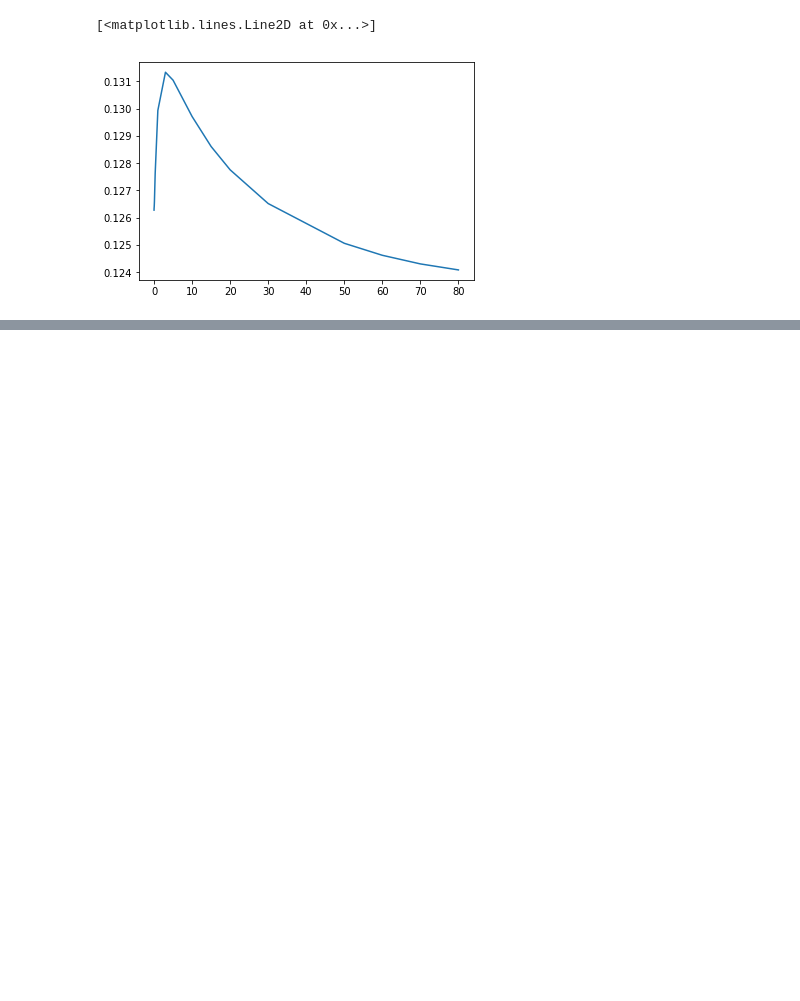
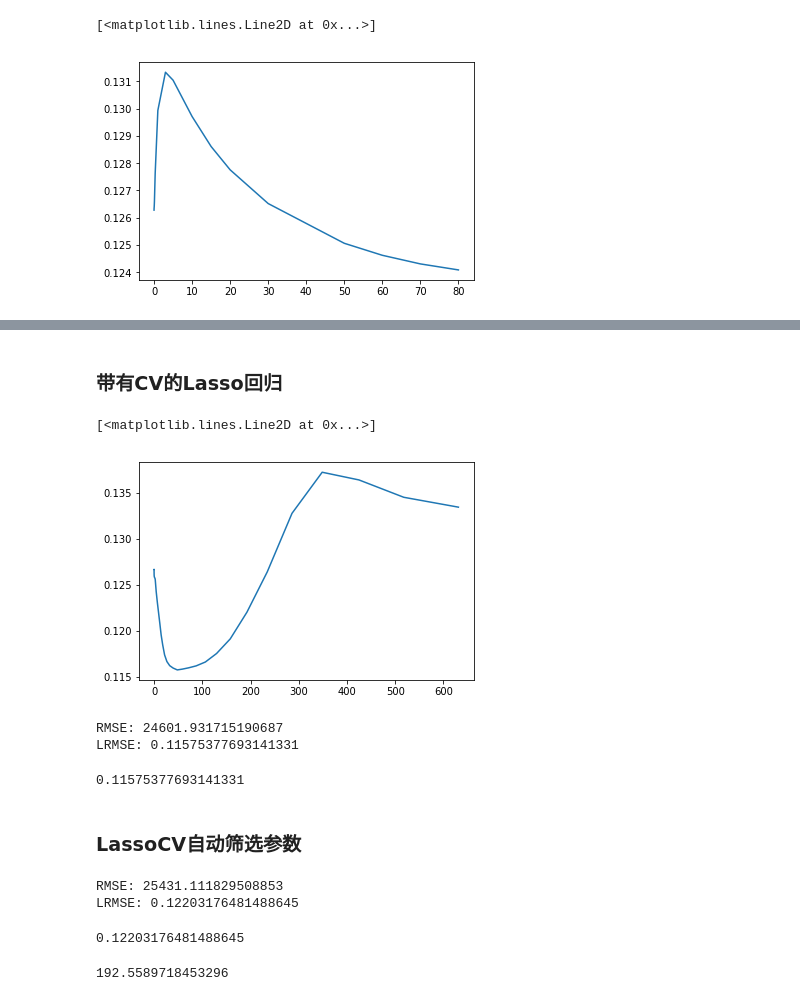
Before and after one commit to appke/Los-House-Prices, a Jupyter notebook: 08.基础线性回归.ipynb, the cells around one changed output, grey strips where cells are left out. Drawn from its saved outputs; the diff is of its cells as text; code cells hidden in the pictures; blank space fills up the shorter version.

```diff
--- a/08.基础线性回归.ipynb
+++ b/08.基础线性回归.ipynb
@@ -225,0 +262,2 @@ plt.plot(r_alphas2, scores)
+# %% [markdown]
+### 带有CV的Lasso回归
@@ -225,0 +266,27 @@ plt.plot(r_alphas2, scores)
+# %%
+l_alphas=np.logspace(-10, 2.8, 150)
+# %%
+def lasso_train_test(alpha):
+    lasso_model = make_pipeline(RobustScaler(), LassoCV(alphas=[alpha], cv=kfolds))
+    lasso_model.fit(X_train, y_train)
+    lrmse = benchmark2(lasso_model, X_test, y_test)
+    return lrmse
+# %%
+scores = []
+for k in l_alphas:
+    print("Alpha:", k)
+    scores.append(lasso_train_test(k))
+# %%
+plt.plot(l_alphas, scores)
+# %% [output]
+[<matplotlib.lines.Line2D at 0x...>]
+[figure, added]
+# %%
+# 仅仅代表我们分出来的测试集，并不代表线上另外的测试集
+lasso_train_test(50)
+# %% [output]
+RMSE: 24601.931715190687
+LRMSE: 0.11575377693141331
+0.11575377693141331
+# %% [markdown]
+### LassoCV自动筛选参数
@@ -225,0 +297,10 @@ plt.plot(r_alphas2, scores)
+# %%
+benchmark2(lasso_model2, X_test, y_test)
+# %% [output]
+RMSE: 25431.111829508853
+LRMSE: 0.12203176481488645
+0.12203176481488645
+# %%
+lasso_model2.steps[1][1].alpha_
+# %% [output]
+192.5589718453296
```
Also changed, not shown: parts of 33 cells of this notebook.
